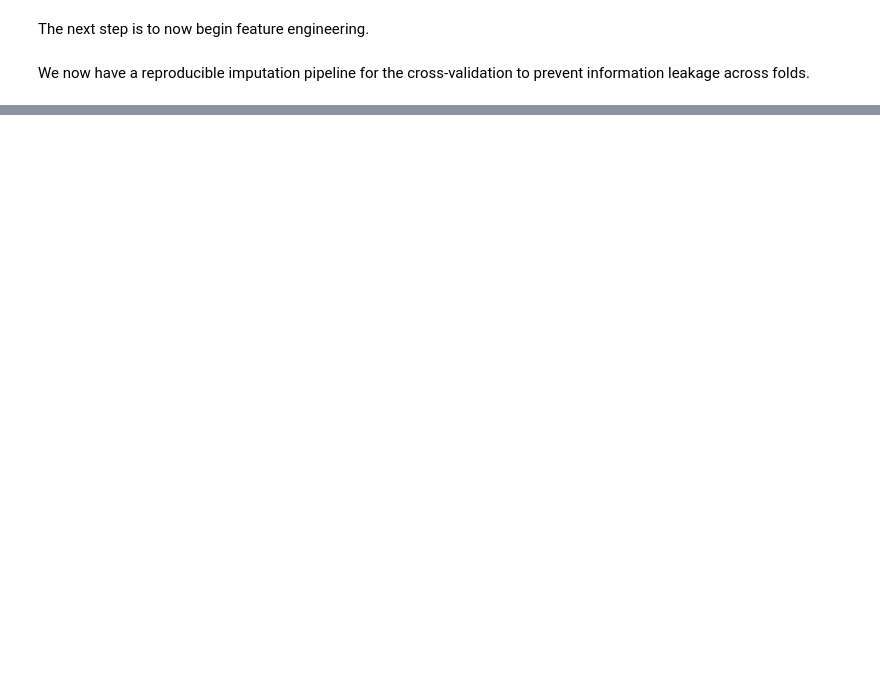
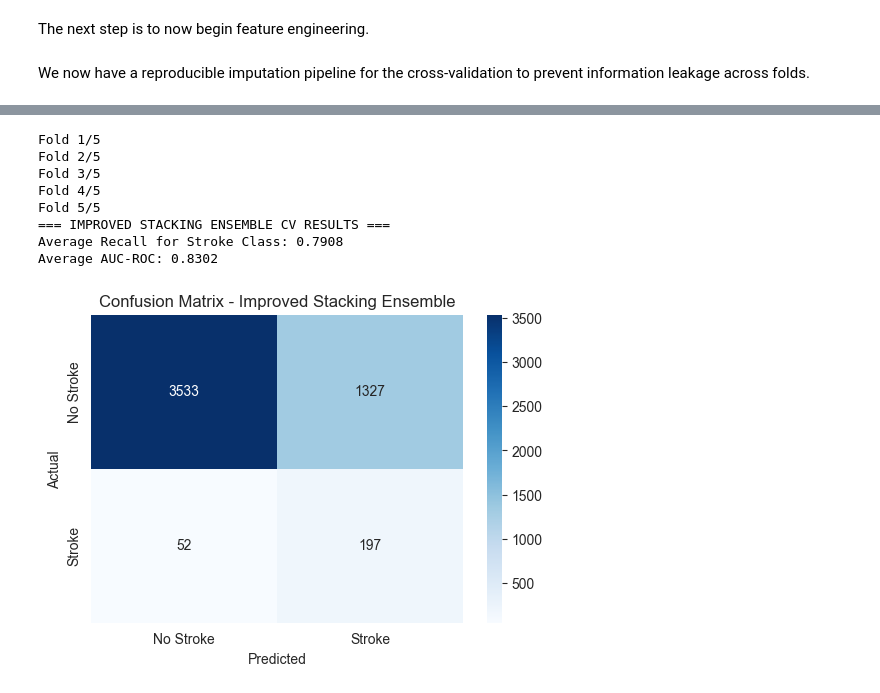
Before and after one commit to kaif1808/DataScienceGang, a Jupyter notebook: letsgo.ipynb, the cells around one changed output, grey strips where cells are left out. Drawn from its saved outputs; the diff is of its cells as text; code cells hidden in the pictures; blank space fills up the shorter version.

```diff
--- a/letsgo.ipynb
+++ b/letsgo.ipynb
@@ -1965,7 +2054,6 @@ def preprocess_and_impute_fold(train_df, test_df):
         df['stroke'] = df['stroke'].astype(int)
         df['hypertension'] = df['hypertension'].astype(int)
         df['heart_disease'] = df['heart_disease'].astype(int)
-
         # BMI Missing Flag
         df['BMI_Missing_Flag'] = df['bmi'].isna()
 
@@ -1986,7 +2074,9 @@ def preprocess_and_impute_fold(train_df, test_df):
     # 4. Add composite risk features to both
     imputed_train_df = create_composite_risk_features(imputed_train_df)
     imputed_test_df = create_composite_risk_features(imputed_test_df)
-
+    #I want to drop 'id' and 'smoking_status_encoded' columns after creating composite features
+    imputed_train_df = imputed_train_df.drop(['id', 'smoking_status_encoded'], axis=1, errors='ignore')
+    imputed_test_df = imputed_test_df.drop(['id', 'smoking_status_encoded'], axis=1, errors='ignore')
     return imputed_train_df, imputed_test_df
 # %%
 # Comprehensive Stroke Prediction Model Evaluation Suite
@@ -2533,16 +2636,16 @@ Epoch 10/100, Average Loss: 0.8900
 # %%
-# Ensemble Method with Class Weighting
-# This code block implements an ensemble of models with class weighting for stroke prediction.
+# Improved Stacking Ensemble Method with Class Weighting
+# This code block implements a stacking ensemble with meta-learner for better performance.
 
 import numpy as np
 import pandas as pd
-from sklearn.model_selection import StratifiedKFold
-from sklearn.ensemble import VotingClassifier, RandomForestClassifier
+from sklearn.model_selection import StratifiedKFold, cross_val_predict
+from sklearn.ensemble import StackingClassifier, RandomForestClassifier
 from sklearn.linear_model import LogisticRegression
-from sklearn.metrics import recall_score, roc_auc_score, confusion_matrix
+from sklearn.metrics import recall_score, roc_auc_score, precision_score, f1_score, confusion_matrix
 from sklearn.preprocessing import StandardScaler
 import xgboost as xgb
-from preprocess_impute_fold import preprocess_and_impute_fold
+#from preprocess_impute_fold import preprocess_and_impute_fold
 import matplotlib.pyplot as plt
 import seaborn as sns
 
@@ -2556,13 +2659,13 @@ np.random.seed(42)
 X = stroke_df.drop('stroke', axis=1)
 y = stroke_df['stroke']
 
-# Define base models with class weighting
-models = [
+# Define base models with better tuning
+base_models = [
     ('elastic_net_lr', LogisticRegression(
         penalty='elasticnet',
         solver='saga',
-        C=0.1,  # Best from previous
-        l1_ratio=0.9,
+        C=1.0,  # Increased
+        l1_ratio=0.1,  # More L1
         class_weight='balanced',
         random_state=42,
         max_iter=10000
@@ -2570,20 +2673,29 @@ models = [
     ('random_forest', RandomForestClassifier(
         n_estimators=100,
         class_weight='balanced',
+        max_depth=None,  # Allow deeper
+        min_samples_split=10,  # Added
         random_state=42
     )),
     ('xgboost', xgb.XGBClassifier(
         n_estimators=100,
-        scale_pos_weight=len(y) / y.sum(),  # Class weighting for XGBoost
+        scale_pos_weight=len(y) / y.sum(),
+        max_depth=4,  # Shallower
+        learning_rate=0.1,  # Added
         random_state=42,
         eval_metric='logloss'
     ))
 ]
 
-# Create ensemble
-ensemble = VotingClassifier(
-    estimators=models,
-    voting='soft'  # Use probabilities for voting
+# Meta-learner
+meta_model = LogisticRegression(class_weight='balanced', random_state=42)
+
+# Create stacking ensemble
+stacking_ensemble = StackingClassifier(
+    estimators=base_models,
+    final_estimator=meta_model,
+    cv=5,  # Internal CV for stacking
+    stack_method='predict_proba'
 )
 
 # Stratified 5-fold CV
@@ -2591,6 +2703,7 @@ skf = StratifiedKFold(n_splits=5, shuffle=True, random_state=42)
 ensemble_results = {'recall_stroke': [], 'auc_roc': []}
 all_y_true = []
 all_y_pred = []
+all_y_prob = []
 
 for fold, (train_idx, test_idx) in enumerate(skf.split(X, y)):
     print(f"Fold {fold+1}/5")
@@ -2606,36 +2719,59 @@ for fold, (train_idx, test_idx) in enumerate(skf.split(X, y)):
     X_train_processed = X_train_processed.select_dtypes(include=[np.number])
     X_test_processed = X_test_processed.select_dtypes(include=[np.number])
     X_train_processed = X_train_processed.fillna(X_train_processed.mean())
     X_test_processed = X_test_processed.fillna(X_train_processed.mean())
     X_train_processed = X_train_processed.dropna(axis=1, how='all')
     X_test_processed = X_test_processed[X_train_processed.columns]
 
     scaler = StandardScaler()
     X_train_scaled = scaler.fit_transform(X_train_processed)
     X_test_scaled = scaler.transform(X_test_processed)
 
-    # Fit ensemble
-    ensemble.fit(X_train_scaled, y_train_processed)
+    # Fit stacking ensemble
+    stacking_ensemble.fit(X_train_scaled, y_train_processed)
 
     # Predict
-    y_pred = ensemble.predict(X_test_scaled)
-    y_pred_proba = ensemble.predict_proba(X_test_scaled)[:, 1]
+    y_pred = stacking_ensemble.predict(X_test_scaled)
+    y_pred_proba = stacking_ensemble.predict_proba(X_test_scaled)[:, 1]
 
     ensemble_results['recall_stroke'].append(recall_score(y_test_processed, y_pred, pos_label=1))
     ensemble_results['auc_roc'].append(roc_auc_score(y_test_processed, y_pred_proba))
 
     all_y_true.extend(y_test_processed)
     all_y_pred.extend(y_pred)
+    all_y_prob.extend(y_pred_proba)
 
-print("=== ENSEMBLE METHOD CV RESULTS ===")
+print("=== IMPROVED STACKING ENSEMBLE CV RESULTS ===")
 print(f"Average Recall for Stroke Class: {np.mean(ensemble_results['recall_stroke']):.4f}")
 print(f"Average AUC-ROC: {np.mean(ensemble_results['auc_roc']):.4f}")
+
+# Overall metrics
+overall_recall_stroke = recall_score(all_y_true, all_y_pred, pos_label=1)
+overall_precision_stroke = precision_score(all_y_true, all_y_pred, pos_label=1)
+overall_f1_stroke = f1_score(all_y_true, all_y_pred, pos_label=1)
+overall_auc_roc = roc_auc_score(all_y_true, all_y_prob)
 
 # Confusion Matrix
 cm = confusion_matrix(all_y_true, all_y_pred)
 plt.figure(figsize=(6, 4))
 sns.heatmap(cm, annot=True, fmt='d', cmap='Blues', xticklabels=['No Stroke', 'Stroke'], yticklabels=['No Stroke', 'Stroke'])
-plt.title('Confusion Matrix - Ensemble Method')
+plt.title('Confusion Matrix - Improved Stacking Ensemble')
 plt.xlabel('Predicted')
 plt.ylabel('Actual')
 plt.show()
+
+print("=== OVERALL METRICS ===")
+print(f"Recall for Stroke Class: {overall_recall_stroke:.4f}")
+print(f"Precision for Stroke Class: {overall_precision_stroke:.4f}")
+print(f"F1 for Stroke Class: {overall_f1_stroke:.4f}")
+print(f"AUC-ROC: {overall_auc_roc:.4f}")
+# %% [output]
+Fold 1/5
+Fold 2/5
+Fold 3/5
+Fold 4/5
+Fold 5/5
+=== IMPROVED STACKING ENSEMBLE CV RESULTS ===
+Average Recall for Stroke Class: 0.7908
+Average AUC-ROC: 0.8302
+[figure, added]
```
Also changed, not shown: parts of 19 cells of this notebook, 1 other file.
